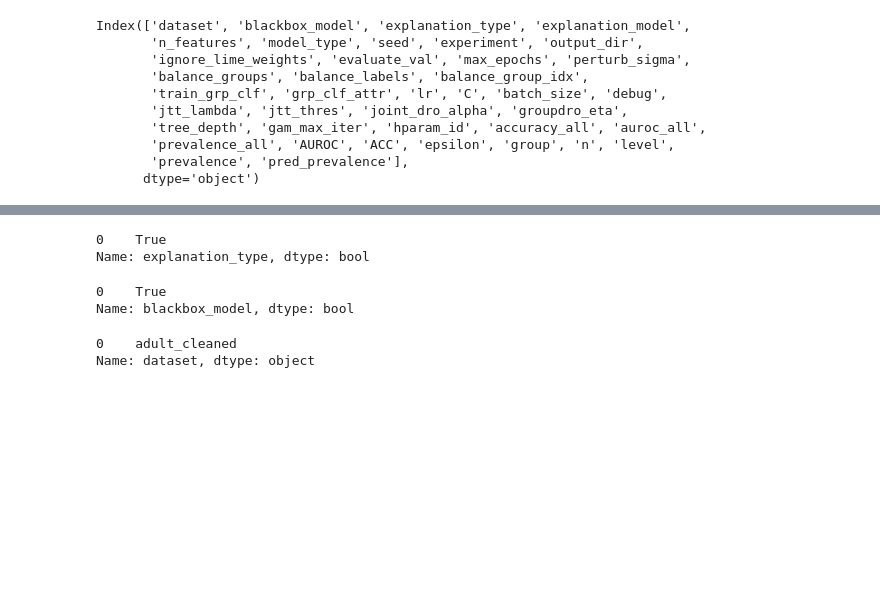
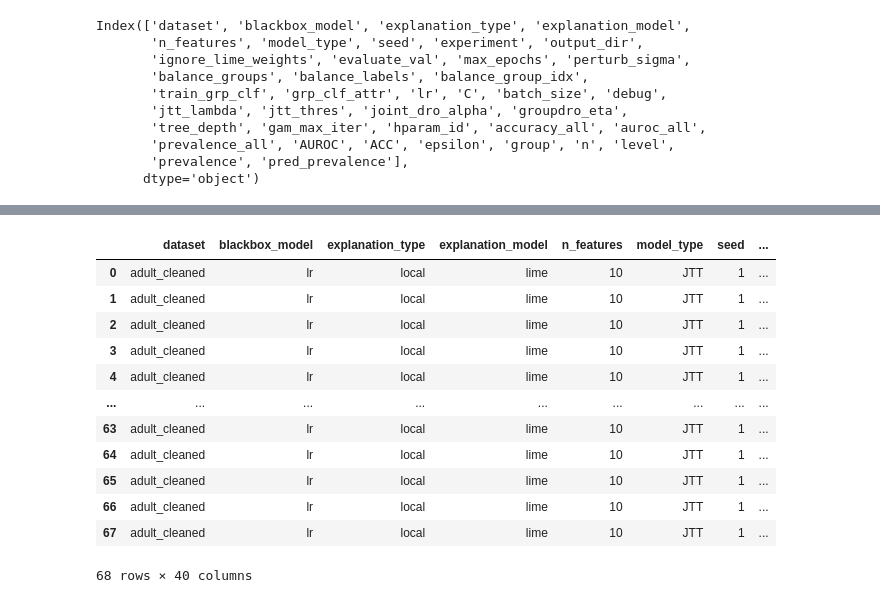
Before and after one commit to Eightina/ExplanationsSubpopulations, a Jupyter notebook: notebooks/localmodels.ipynb, the cells around one changed output, grey strips where cells are left out. Saved outputs shown, nothing was run; the diff lists cells and outputs as text; code cells hidden in the pictures; blank space fills up the shorter version.

```diff
--- a/notebooks/localmodels.ipynb
+++ b/notebooks/localmodels.ipynb
@@ -26,7 +42,8 @@ from result_latex_utils import agg_func
 
 
 # res_dir = Path('/scratch/ssd001/home/aparna/explanations-subpopulations/output_main')
-res_dir = Path('../output')
+# res_dir = Path('../output')
+res_dir = Path('../output_robust')
 # %%
 # retain column names
 retain_cols=False
@@ -272,10 +267,29 @@ balance_group_ind = False
 balance_labels_ind = False
 # %%
 df_sel=pd.DataFrame(df_raw)
-df_sel=df_sel[((df_sel.dataset!='lsac')&(df_sel.balance_labels==balance_labels_ind))|
-              ((df_sel.dataset=='lsac')&(df_sel.balance_labels==True))
-             ]
+lsac_mean = df_sel[df_sel['dataset'] == 'lsac'].mean()
+for key in list(lsac_mean.keys()):
+    df_sel[key] = df_sel[key].fillna(lsac_mean[key])
+# df_sel=df_sel[((df_sel.dataset!='lsac')&(df_sel.balance_labels==balance_labels_ind))|
+#             #   ((df_sel.dataset=='lsac')&(df_sel.balance_labels==True))
+#               ((df_sel.dataset=='lsac')&(df_sel.balance_labels==False))
+#              ]
 df_sel=df_sel[df_sel.balance_groups==balance_group_ind]
+df_sel
+# %% [output]
+|  | dataset | blackbox_model | explanation_type | explanation_model | n_features | model_type | seed | ... |
+| 0 | adult_cleaned | lr | local | lime | 10 | JTT | 1 | ... |
+| 1 | adult_cleaned | lr | local | lime | 10 | JTT | 1 | ... |
+| 2 | adult_cleaned | lr | local | lime | 10 | JTT | 1 | ... |
+| 3 | adult_cleaned | lr | local | lime | 10 | JTT | 1 | ... |
+| 4 | adult_cleaned | lr | local | lime | 10 | JTT | 1 | ... |
+| ... | ... | ... | ... | ... | ... | ... | ... | ... |
+| 63 | adult_cleaned | lr | local | lime | 10 | JTT | 1 | ... |
+| 64 | adult_cleaned | lr | local | lime | 10 | JTT | 1 | ... |
+| 65 | adult_cleaned | lr | local | lime | 10 | JTT | 1 | ... |
+| 66 | adult_cleaned | lr | local | lime | 10 | JTT | 1 | ... |
+| 67 | adult_cleaned | lr | local | lime | 10 | JTT | 1 | ... |
+68 rows × 40 columns
 # %%
 LEVEL = 1
 df=df_sel
@@ -300,18 +315,3 @@ for col in metrics:
 
 
 out_all=out2.copy()
-# %%
-out_all.explanation_type=='local'
-# %% [output]
-0    True
-Name: explanation_type, dtype: bool
-# %%
-out_all.blackbox_model.isin(['lr','nn'])
-# %% [output]
-0    True
-Name: blackbox_model, dtype: bool
-# %%
-out_all['dataset']
-# %% [output]
-0    adult_cleaned
-Name: dataset, dtype: object
```
Also changed, not shown: parts of 13 cells of this notebook, 10 other files.
